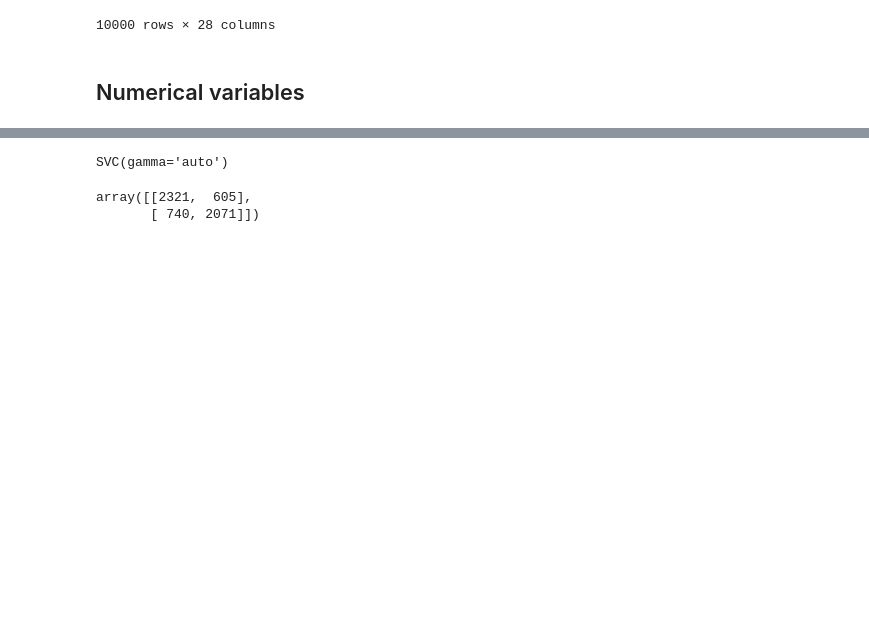
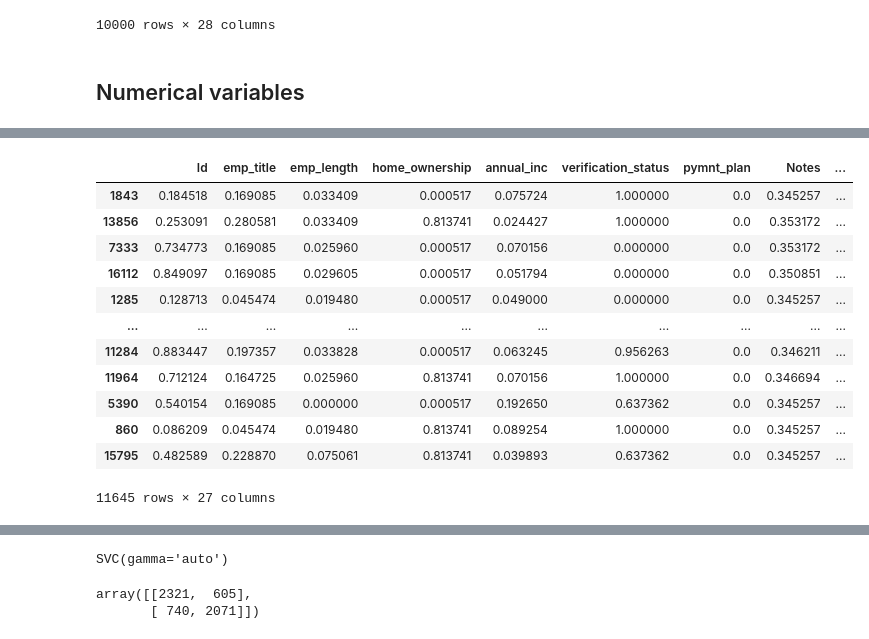
Before and after one commit to OuedraogoAbdoul/loan_prediction, a Jupyter notebook: notebooks/loan_data_analysis.ipynb, the cells around one changed output, grey strips where cells are left out. Cells and saved outputs as stored; diff of their text form; code cells hidden in the pictures; blank space fills up the shorter version.

```diff
--- a/notebooks/loan_data_analysis.ipynb
+++ b/notebooks/loan_data_analysis.ipynb
@@ -316,2 +347,18 @@ X_smtl, y_smtl = smtomek.fit_resample(scaled_data.drop(columns=["is_bad"]), scal
 # %%
 X_train, X_test, y_train, y_test = train_test_split(X_smtl, y_smtl, test_size=0.33, random_state=42)
+# %%
+X_train
+# %% [output]
+|  | Id | emp_title | emp_length | home_ownership | annual_inc | verification_status | pymnt_plan | Notes | ... |
+| 1843 | 0.184518 | 0.169085 | 0.033409 | 0.000517 | 0.075724 | 1.000000 | 0.0 | 0.345257 | ... |
+| 13856 | 0.253091 | 0.280581 | 0.033409 | 0.813741 | 0.024427 | 1.000000 | 0.0 | 0.353172 | ... |
+| 7333 | 0.734773 | 0.169085 | 0.025960 | 0.000517 | 0.070156 | 0.000000 | 0.0 | 0.353172 | ... |
+| 16112 | 0.849097 | 0.169085 | 0.029605 | 0.000517 | 0.051794 | 0.000000 | 0.0 | 0.350851 | ... |
+| 1285 | 0.128713 | 0.045474 | 0.019480 | 0.000517 | 0.049000 | 0.000000 | 0.0 | 0.345257 | ... |
+| ... | ... | ... | ... | ... | ... | ... | ... | ... | ... |
+| 11284 | 0.883447 | 0.197357 | 0.033828 | 0.000517 | 0.063245 | 0.956263 | 0.0 | 0.346211 | ... |
+| 11964 | 0.712124 | 0.164725 | 0.025960 | 0.813741 | 0.070156 | 1.000000 | 0.0 | 0.346694 | ... |
+| 5390 | 0.540154 | 0.169085 | 0.000000 | 0.000517 | 0.192650 | 0.637362 | 0.0 | 0.345257 | ... |
+| 860 | 0.086209 | 0.045474 | 0.019480 | 0.813741 | 0.089254 | 1.000000 | 0.0 | 0.345257 | ... |
+| 15795 | 0.482589 | 0.228870 | 0.075061 | 0.813741 | 0.039893 | 0.637362 | 0.0 | 0.345257 | ... |
+11645 rows × 27 columns
```
Also changed, not shown: parts of 11 cells of this notebook, 11 other files.
